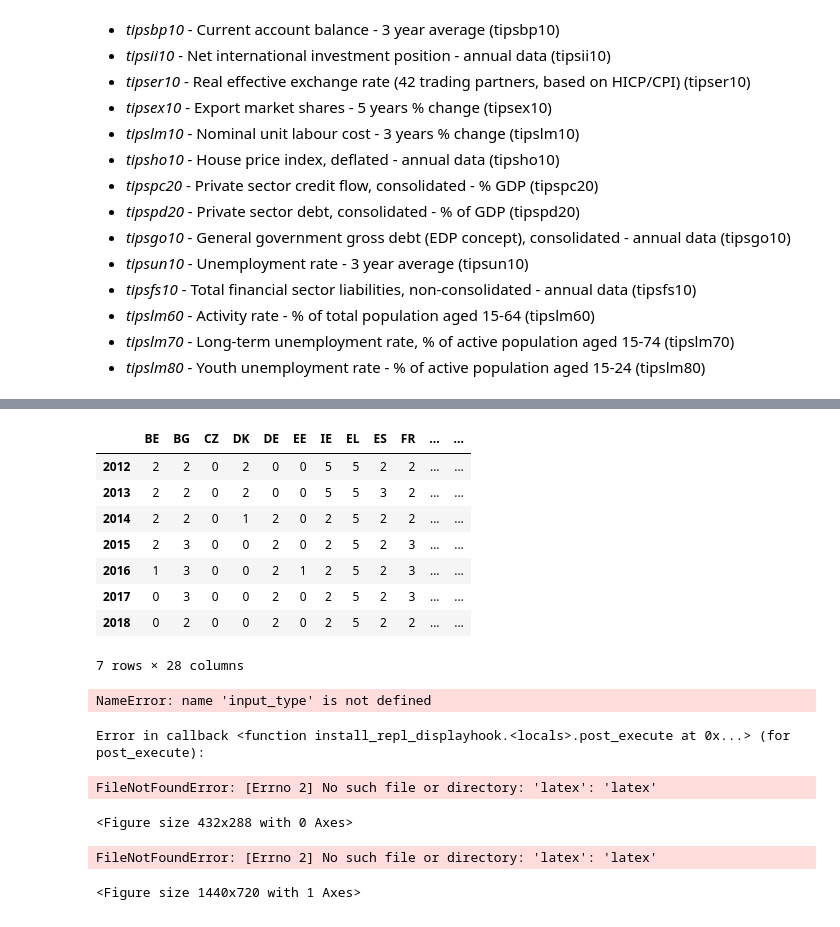
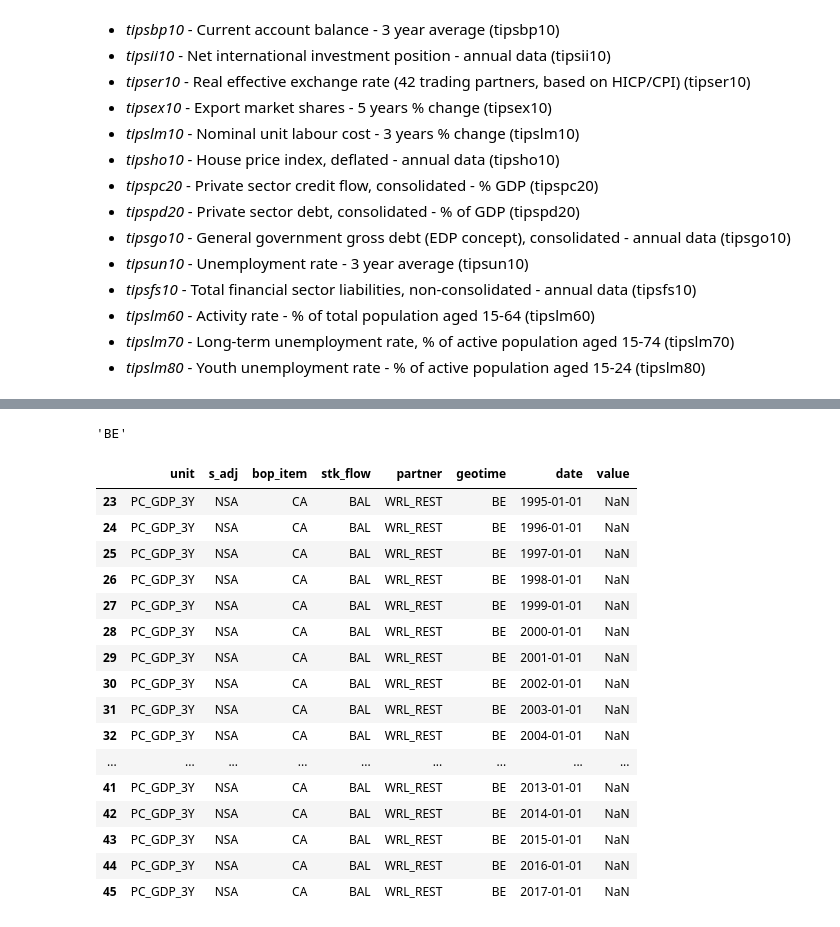
Before and after one commit to boturon/NovaSBE_Courses, a Jupyter notebook: 1104_seminar/netherlands/analysis.ipynb, the cells around one changed output, grey strips where cells are left out. Cells and saved outputs as stored; diff of their text form; code cells hidden in the pictures.

```diff
--- a/1104_seminar/netherlands/analysis.ipynb
+++ b/1104_seminar/netherlands/analysis.ipynb
@@ -89,27 +92,24 @@ for i, row in mip_countries.iterrows():
-# %%
-output.transpose()
-# %% [output]
-|  | BE | BG | CZ | DK | DE | EE | IE | EL | ES | FR | ... | ... |
-| 2012 | 2 | 2 | 0 | 2 | 0 | 0 | 5 | 5 | 2 | 2 | ... | ... |
-| 2013 | 2 | 2 | 0 | 2 | 0 | 0 | 5 | 5 | 3 | 2 | ... | ... |
-| 2014 | 2 | 2 | 0 | 1 | 2 | 0 | 2 | 5 | 2 | 2 | ... | ... |
-| 2015 | 2 | 3 | 0 | 0 | 2 | 0 | 2 | 5 | 2 | 3 | ... | ... |
-| 2016 | 1 | 3 | 0 | 0 | 2 | 1 | 2 | 5 | 2 | 3 | ... | ... |
-| 2017 | 0 | 3 | 0 | 0 | 2 | 0 | 2 | 5 | 2 | 3 | ... | ... |
-| 2018 | 0 | 2 | 0 | 0 | 2 | 0 | 2 | 5 | 2 | 2 | ... | ... |
-7 rows × 28 columns
-# %%
-plt.figure()
-output.transpose().plot(figsize=(20, 10), colormap="tab20")
-plt.title("Output Gaps, Eurozone ("+input_type+")", fontsize=22)
-plt.ylabel("Output Gap, \%")
-plt.xlabel("Years")
-plt.legend(bbox_to_anchor=(1,1))
-plt.show()
-# %% [output]
-NameError: name 'input_type' is not defined
-Error in callback <function install_repl_displayhook.<locals>.post_execute at 0x...> (for post_execute):
-FileNotFoundError: [Errno 2] No such file or directory: 'latex': 'latex'
-<Figure size 432x288 with 0 Axes>
-FileNotFoundError: [Errno 2] No such file or directory: 'latex': 'latex'
-<Figure size 1440x720 with 1 Axes>
+# %%
+dict_country2code["Belgium"]
+# %% [output]
+'BE'
+# %%
+df_temp[df_temp.geotime == "BE"]
+# %% [output]
+|  | unit | s_adj | bop_item | stk_flow | partner | geotime | date | value |
+| 23 | PC_GDP_3Y | NSA | CA | BAL | WRL_REST | BE | 1995-01-01 | NaN |
+| 24 | PC_GDP_3Y | NSA | CA | BAL | WRL_REST | BE | 1996-01-01 | NaN |
+| 25 | PC_GDP_3Y | NSA | CA | BAL | WRL_REST | BE | 1997-01-01 | NaN |
+| 26 | PC_GDP_3Y | NSA | CA | BAL | WRL_REST | BE | 1998-01-01 | NaN |
+| 27 | PC_GDP_3Y | NSA | CA | BAL | WRL_REST | BE | 1999-01-01 | NaN |
+| 28 | PC_GDP_3Y | NSA | CA | BAL | WRL_REST | BE | 2000-01-01 | NaN |
+| 29 | PC_GDP_3Y | NSA | CA | BAL | WRL_REST | BE | 2001-01-01 | NaN |
+| 30 | PC_GDP_3Y | NSA | CA | BAL | WRL_REST | BE | 2002-01-01 | NaN |
+| 31 | PC_GDP_3Y | NSA | CA | BAL | WRL_REST | BE | 2003-01-01 | NaN |
+| 32 | PC_GDP_3Y | NSA | CA | BAL | WRL_REST | BE | 2004-01-01 | NaN |
+| ... | ... | ... | ... | ... | ... | ... | ... | ... |
+| 41 | PC_GDP_3Y | NSA | CA | BAL | WRL_REST | BE | 2013-01-01 | NaN |
+| 42 | PC_GDP_3Y | NSA | CA | BAL | WRL_REST | BE | 2014-01-01 | NaN |
+| 43 | PC_GDP_3Y | NSA | CA | BAL | WRL_REST | BE | 2015-01-01 | NaN |
+| 44 | PC_GDP_3Y | NSA | CA | BAL | WRL_REST | BE | 2016-01-01 | NaN |
+| 45 | PC_GDP_3Y | NSA | CA | BAL | WRL_REST | BE | 2017-01-01 | NaN |
```
Also changed, not shown: parts of 9 cells of this notebook, 3 other files.
